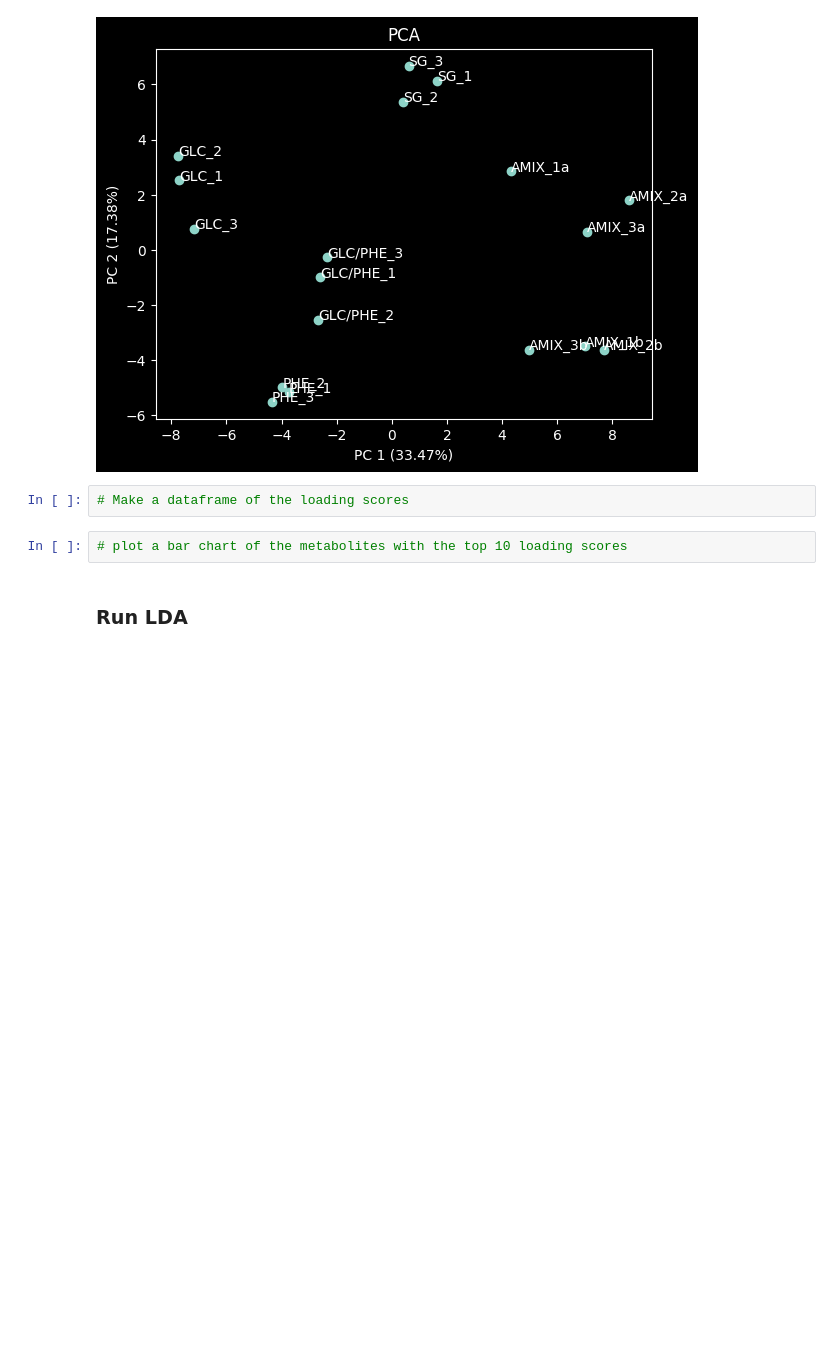
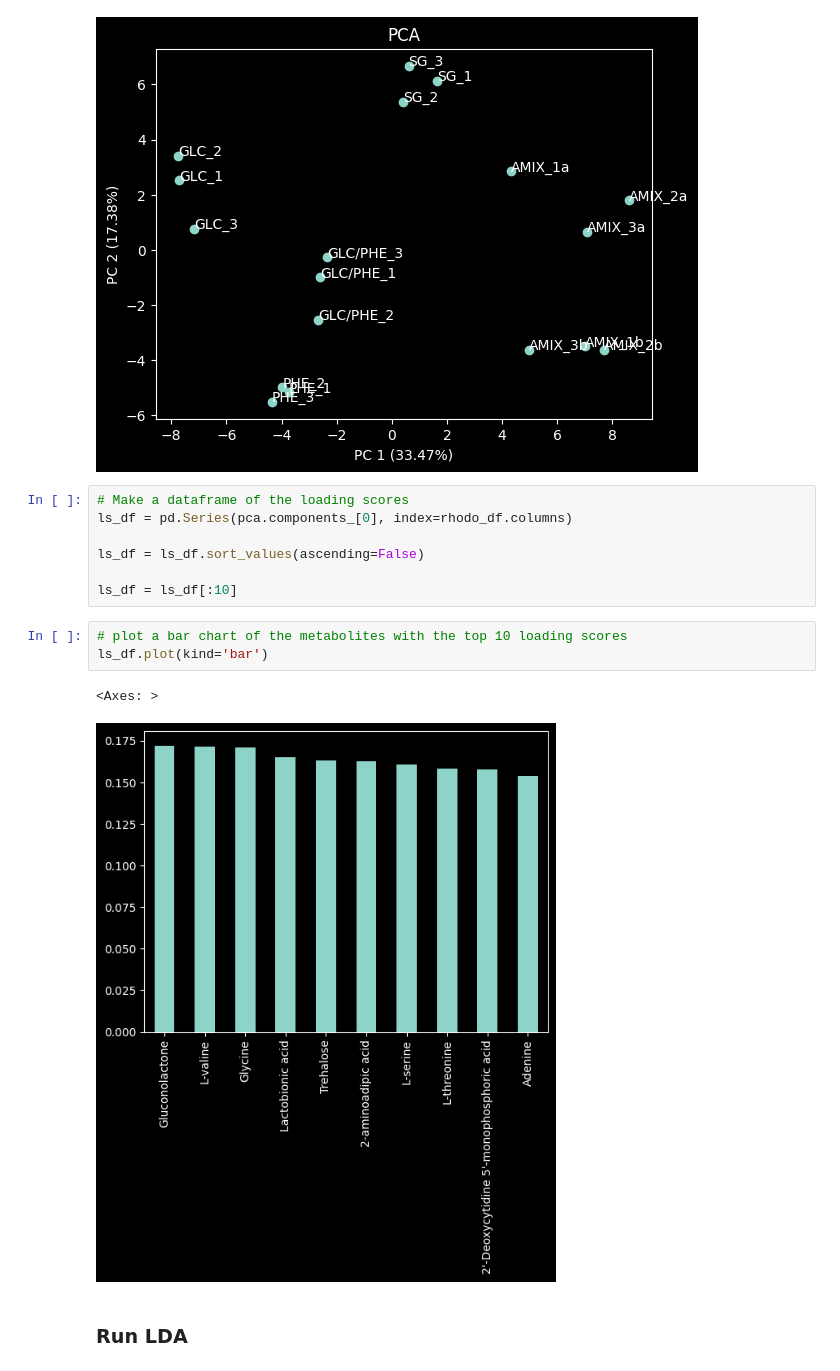
Before and after one commit to RhymerJ123/Rhodococcus-Shap, a Jupyter notebook: L17_notes.ipynb, the cells around one changed output. Drawn from its saved outputs; the diff is of its cells as text; blank space fills up the shorter version.

Commit message:
added loading score plot for LDA

```diff
--- a/L17_notes.ipynb
+++ b/L17_notes.ipynb
@@ -177,8 +177,17 @@ Text(0, 0.5, 'PC 2 (17.38%)')
 [figure]
 # %%
 # Make a dataframe of the loading scores
+ls_df = pd.Series(pca.components_[0], index=rhodo_df.columns)
+
+ls_df = ls_df.sort_values(ascending=False)
+
+ls_df = ls_df[:10]
 # %%
 # plot a bar chart of the metabolites with the top 10 loading scores
+ls_df.plot(kind='bar')
+# %% [output]
+<Axes: >
+[figure, added]
 # %% [markdown]
 ### Run LDA
 # %%
```
